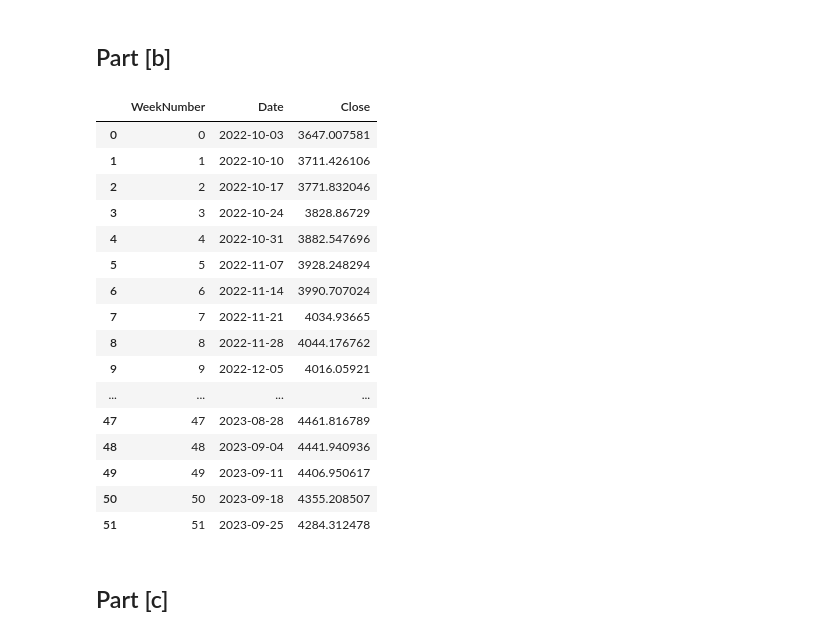
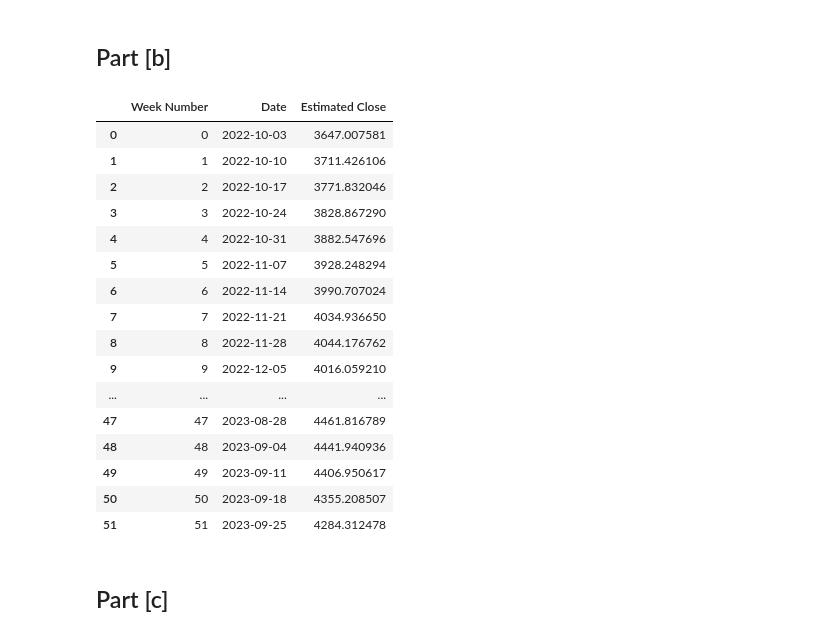
Before and after one commit to dg3358/Columbia-ACTU-5841, a Jupyter notebook: Midterm/Midterm.ipynb, the cells around one changed output. Cells and saved outputs as stored; diff of their text form; code cells hidden in the pictures.

```diff
--- a/Midterm/Midterm.ipynb
+++ b/Midterm/Midterm.ipynb
@@ -67,20 +67,24 @@ for i in range(len(weeks)):
 
 predictions = np.asarray(predictions).flatten()
 # %%
-data_report = pd.DataFrame(np.array([weeks, date_grid, predictions]).T, columns = ["WeekNumber", "Date", "Close"])
+data_report = pd.DataFrame(np.array([weeks, date_grid, predictions]).T, columns = ["Week Number", "Date", "Estimated Close"])
+
+data_report["Week Number"] = data_report["Week Number"].astype(int)
+data_report["Estimated Close"] = data_report["Estimated Close"].astype(float)
+
 data_report
 # %% [output]
-|  | WeekNumber | Date | Close |
+|  | Week Number | Date | Estimated Close |
 | 0 | 0 | 2022-10-03 | 3647.007581 |
 | 1 | 1 | 2022-10-10 | 3711.426106 |
 | 2 | 2 | 2022-10-17 | 3771.832046 |
-| 3 | 3 | 2022-10-24 | 3828.86729 |
+| 3 | 3 | 2022-10-24 | 3828.867290 |
 | 4 | 4 | 2022-10-31 | 3882.547696 |
 | 5 | 5 | 2022-11-07 | 3928.248294 |
 | 6 | 6 | 2022-11-14 | 3990.707024 |
-| 7 | 7 | 2022-11-21 | 4034.93665 |
+| 7 | 7 | 2022-11-21 | 4034.936650 |
 | 8 | 8 | 2022-11-28 | 4044.176762 |
-| 9 | 9 | 2022-12-05 | 4016.05921 |
+| 9 | 9 | 2022-12-05 | 4016.059210 |
 | ... | ... | ... | ... |
 | 47 | 47 | 2023-08-28 | 4461.816789 |
 | 48 | 48 | 2023-09-04 | 4441.940936 |
```
Also changed, not shown: parts of 2 cells of this notebook.
